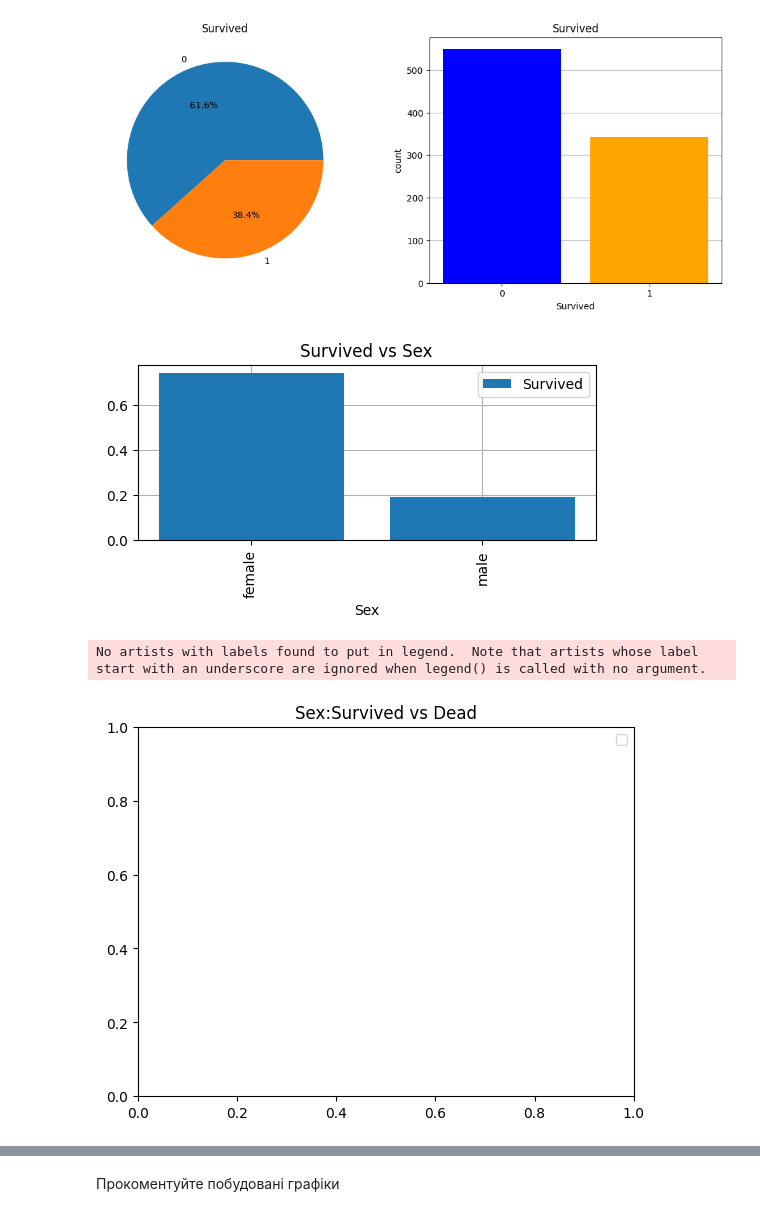
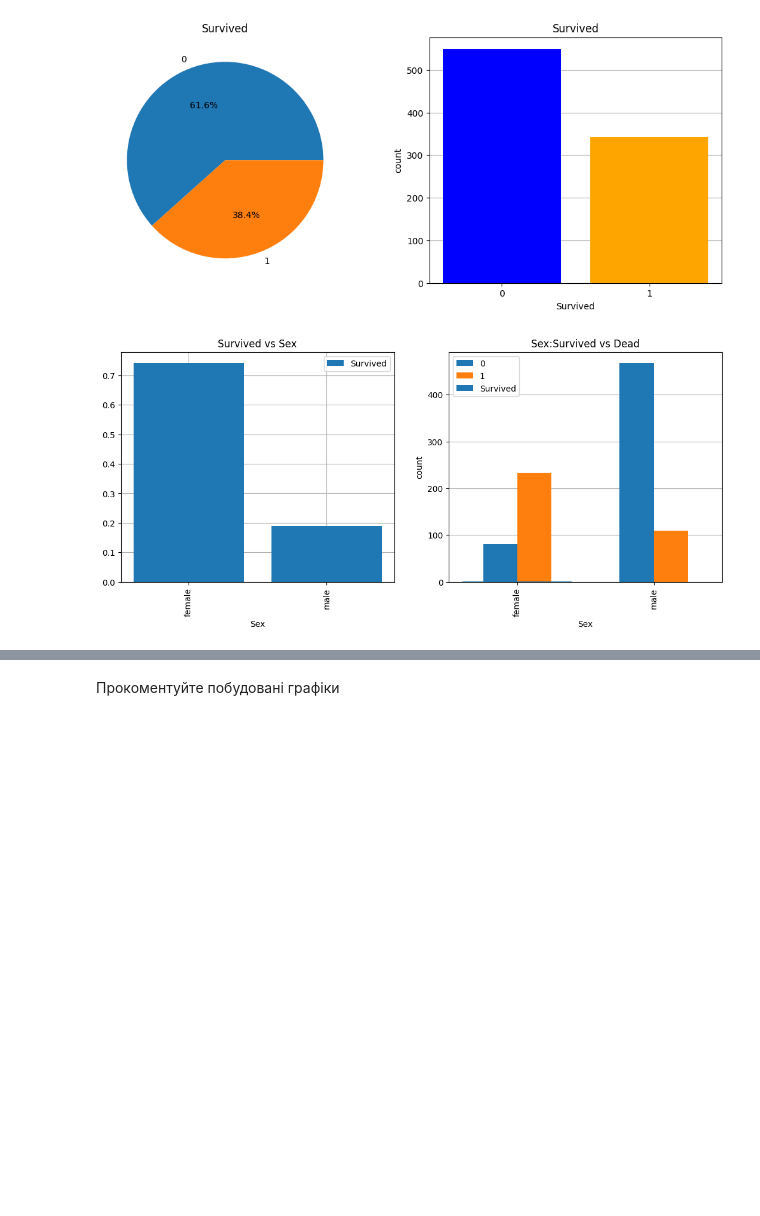
Before and after one commit to Prosik2205/OSHI, a Jupyter notebook: Task2_basic_ai_prosimyak_oleksander.ipynb, the cells around one changed output, grey strips where cells are left out. Saved outputs shown, nothing was run; the diff lists cells and outputs as text; code cells hidden in the pictures; blank space fills up the shorter version.

```diff
--- a/Task2_basic_ai_prosimyak_oleksander.ipynb
+++ b/Task2_basic_ai_prosimyak_oleksander.ipynb
@@ -56,32 +56,34 @@ plt.show()
 # %%
 fig = plt.figure(figsize=(13,5))
 ax = fig.add_subplot(1,2,1)
 male = dataset[dataset['Sex']=='male']
 female = dataset[dataset['Sex']=='female']
 sur_men = male['Survived'].mean().sum()
 sur_wom = female['Survived'].mean().sum()
 ax.bar(['female','male'],[sur_wom,sur_men],label='Survived')
 plt.xlabel('Sex')
 plt.title('Survived vs Sex')
 plt.legend()
 plt.xticks(rotation=90)
 ax.set_axisbelow(True)
 ax.grid()
-plt.show()
 
-fig,ax= plt.subplots()
+
 ax1 = fig.add_subplot(1,2,2)
-ax1.bar(['Alive Male', 'Dead Male', 'Alive Female', 'Dead Female'],[male_sur, male_dead, female_sur, female_dead], label='Survived')
+sur = dataset.groupby(['Sex', 'Survived']).size().unstack()
+sur.plot(kind='bar',ax=ax1)
+ax1.bar(['sex'],sur, label='Survived')
 ax1.set_xlabel('Sex')
 ax1.set_ylabel('count')
 plt.title('Sex:Survived vs Dead')
 plt.legend()
 ax1.set_axisbelow(True)
 ax1.grid(axis='y')
+ax1.legend()
+
+plt.show()
 # %% [output]
-[figure, old version]
+[figure, new version]
-No artists with labels found to put in legend.  Note that artists whose label start with an underscore are ignored when legend() is called with no argument.
-[figure, removed]
 # %% [markdown]
 ![image.png](embedded-picture-1)
 # %%
```
